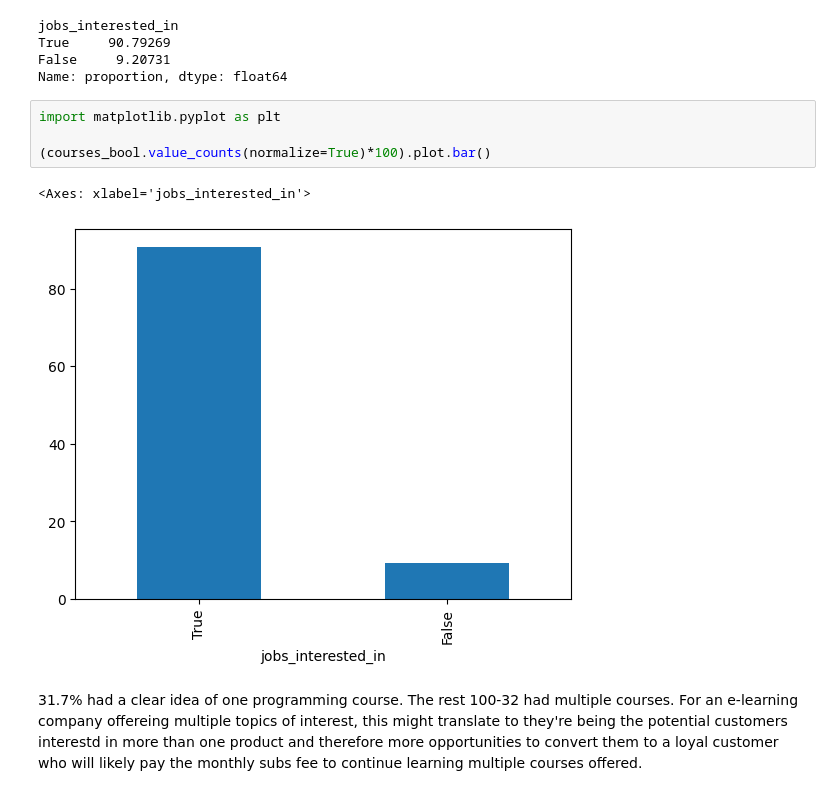
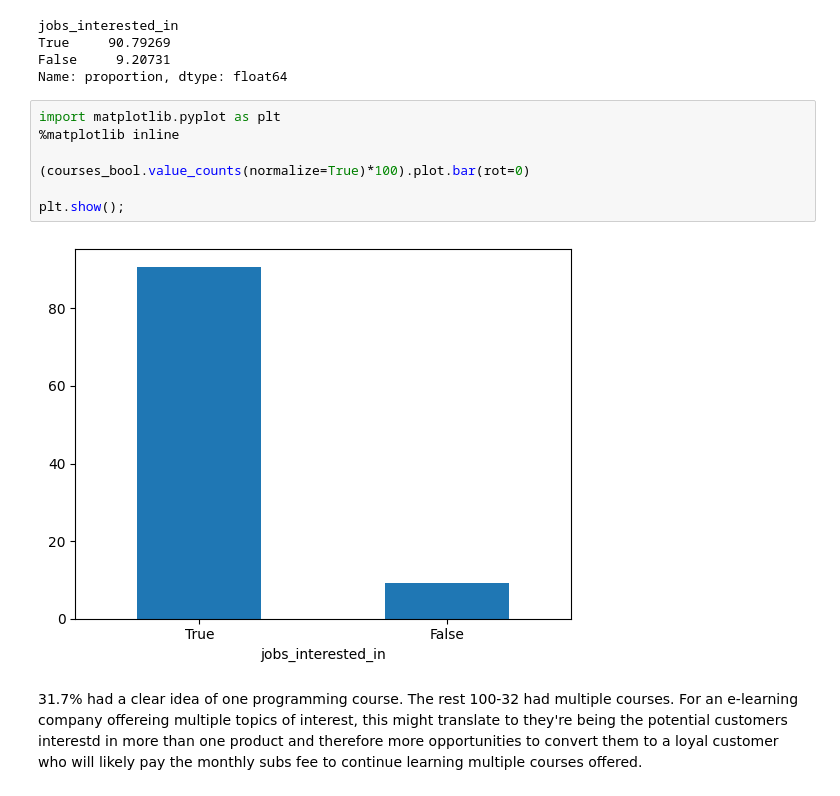
Before and after one commit to shree131/best-market-to-advertise-case_study, a Jupyter notebook: Best_Market_Analysis_Report.ipynb, the cells around one changed output. Cells and saved outputs as stored; diff of their text form.

```diff
--- a/Best_Market_Analysis_Report.ipynb
+++ b/Best_Market_Analysis_Report.ipynb
@@ -201,11 +201,13 @@ False     9.20731
 Name: proportion, dtype: float64
 # %%
 import matplotlib.pyplot as plt
+%matplotlib inline
 
-(courses_bool.value_counts(normalize=True)*100).plot.bar()
+(courses_bool.value_counts(normalize=True)*100).plot.bar(rot=0)
+
+plt.show();
 # %% [output]
-<Axes: xlabel='jobs_interested_in'>
-[figure, old version]
+[figure, new version]
 # %% [markdown]
 31.7% had a clear idea of one programming course. The rest 100-32 had multiple courses. For an e-learning company offereing multiple topics of interest, this might translate to they're being the potential customers interestd in more than one product and therefore more opportunities to convert them to a loyal customer who will likely pay the monthly subs fee to continue learning multiple courses offered.
 # %% [markdown]
```
Also changed, not shown: parts of 9 cells of this notebook.
